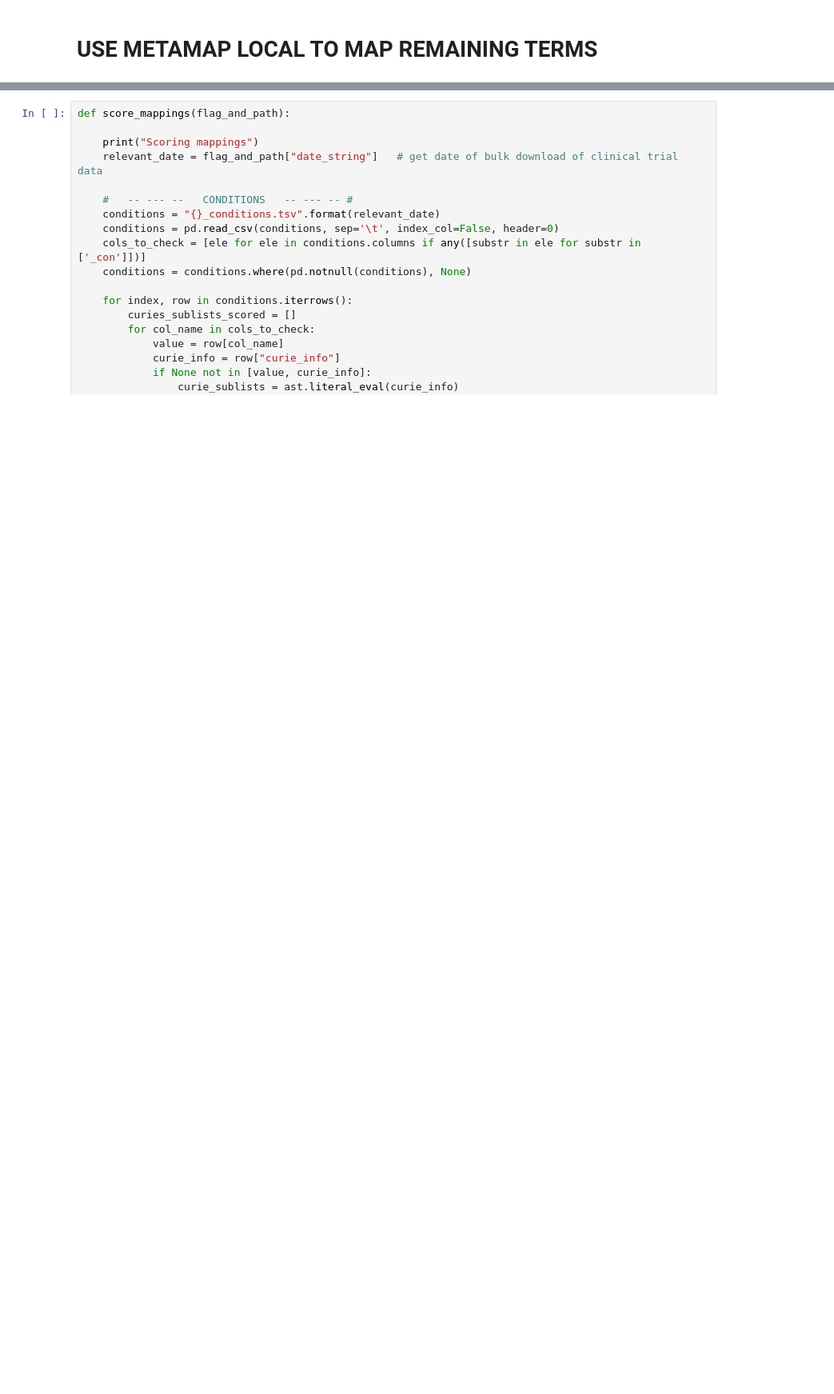
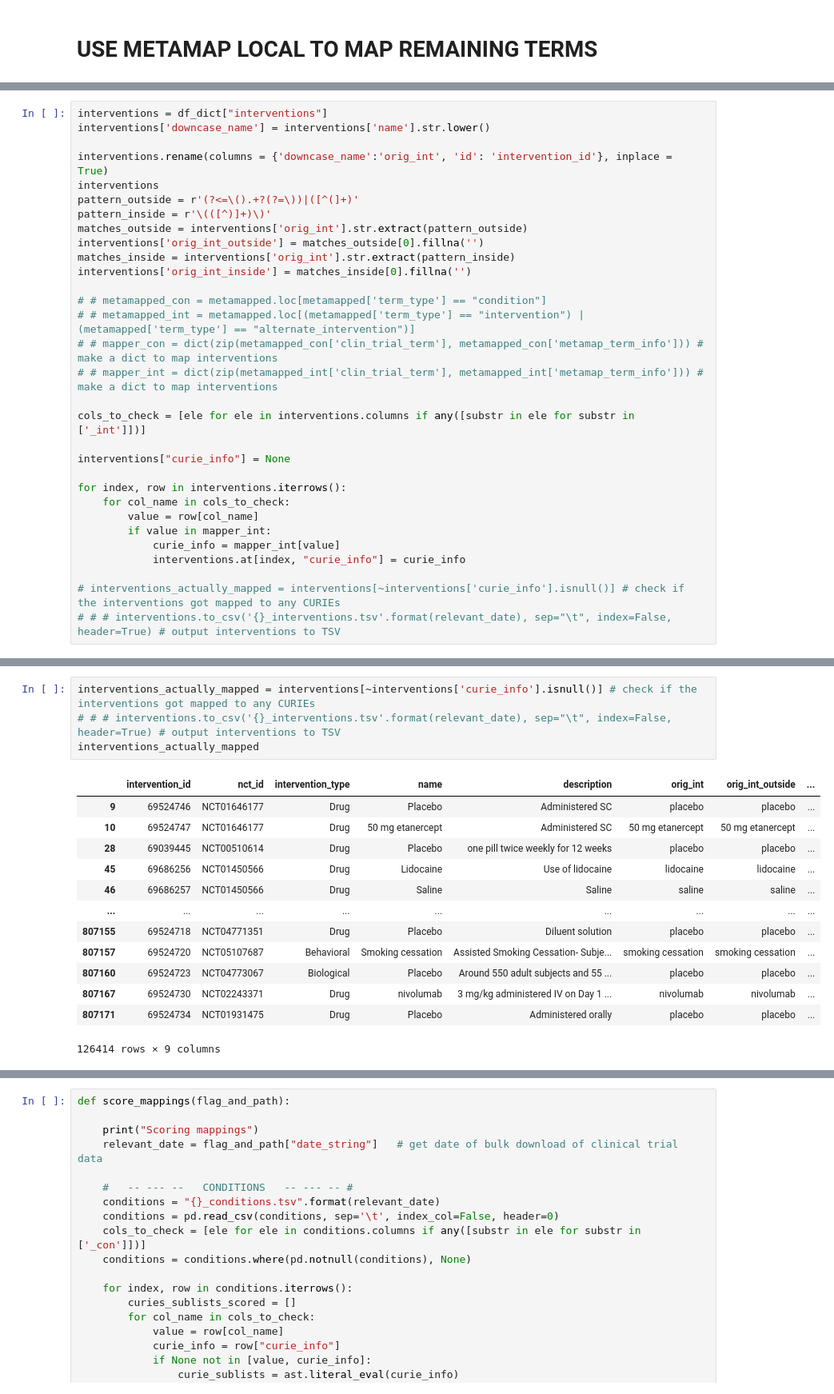
Before and after one commit to GitHubbit/Multiomics_ClinicalTrials_KP, a Jupyter notebook: mapper_ipynb_to_py_mm_only.ipynb, the cells around one changed output, grey strips where cells are left out. Shown at 80% size. Saved outputs shown, nothing was run; the diff lists cells and outputs as text; blank space fills up the shorter version.

```diff
--- a/mapper_ipynb_to_py_mm_only.ipynb
+++ b/mapper_ipynb_to_py_mm_only.ipynb
@@ -453,0 +728,31 @@ def term_list_to_mm(df_dict, flag_and_path):
+# %%
+interventions = df_dict["interventions"]
+interventions['downcase_name'] = interventions['name'].str.lower()
+
+interventions.rename(columns = {'downcase_name':'orig_int', 'id': 'intervention_id'}, inplace = True)
+interventions
+pattern_outside = r'(?<=\().+?(?=\))|([^(]+)'
+pattern_inside = r'\(([^)]+)\)'
+matches_outside = interventions['orig_int'].str.extract(pattern_outside)
+interventions['orig_int_outside'] = matches_outside[0].fillna('')
+matches_inside = interventions['orig_int'].str.extract(pattern_inside)
+interventions['orig_int_inside'] = matches_inside[0].fillna('')
+
+# # metamapped_con = metamapped.loc[metamapped['term_type'] == "condition"]
+# # metamapped_int = metamapped.loc[(metamapped['term_type'] == "intervention") | (metamapped['term_type'] == "alternate_intervention")]
+# # mapper_con = dict(zip(metamapped_con['clin_trial_term'], metamapped_con['metamap_term_info'])) # make a dict to map interventions
+# # mapper_int = dict(zip(metamapped_int['clin_trial_term'], metamapped_int['metamap_term_info'])) # make a dict to map interventions
+
+cols_to_check = [ele for ele in interventions.columns if any([substr in ele for substr in ['_int']])]
+
+interventions["curie_info"] = None
+
+for index, row in interventions.iterrows():
+    for col_name in cols_to_check:
+        value = row[col_name]
+        if value in mapper_int:
+            curie_info = mapper_int[value]
+            interventions.at[index, "curie_info"] = curie_info
+
+# interventions_actually_mapped = interventions[~interventions['curie_info'].isnull()] # check if the interventions got mapped to any CURIEs
+# # # interventions.to_csv('{}_interventions.tsv'.format(relevant_date), sep="\t", index=False, header=True) # output interventions to TSV
@@ -453,0 +773,18 @@ def term_list_to_mm(df_dict, flag_and_path):
+# %%
+interventions_actually_mapped = interventions[~interventions['curie_info'].isnull()] # check if the interventions got mapped to any CURIEs
+# # # interventions.to_csv('{}_interventions.tsv'.format(relevant_date), sep="\t", index=False, header=True) # output interventions to TSV
+interventions_actually_mapped
+# %% [output]
+|  | intervention_id | nct_id | intervention_type | name | description | orig_int | orig_int_outside | ... |
+| 9 | 69524746 | NCT01646177 | Drug | Placebo | Administered SC | placebo | placebo | ... |
+| 10 | 69524747 | NCT01646177 | Drug | 50 mg etanercept | Administered SC | 50 mg etanercept | 50 mg etanercept | ... |
+| 28 | 69039445 | NCT00510614 | Drug | Placebo | one pill twice weekly for 12 weeks | placebo | placebo | ... |
+| 45 | 69686256 | NCT01450566 | Drug | Lidocaine | Use of lidocaine | lidocaine | lidocaine | ... |
+| 46 | 69686257 | NCT01450566 | Drug | Saline | Saline | saline | saline | ... |
+| ... | ... | ... | ... | ... | ... | ... | ... | ... |
+| 807155 | 69524718 | NCT04771351 | Drug | Placebo | Diluent solution | placebo | placebo | ... |
+| 807157 | 69524720 | NCT05107687 | Behavioral | Smoking cessation | Assisted Smoking Cessation- Subje... | smoking cessation | smoking cessation | ... |
+| 807160 | 69524723 | NCT04773067 | Biological | Placebo | Around 550 adult subjects and 55 ... | placebo | placebo | ... |
+| 807167 | 69524730 | NCT02243371 | Drug | nivolumab | 3 mg/kg administered IV on Day 1 ... | nivolumab | nivolumab | ... |
+| 807171 | 69524734 | NCT01931475 | Drug | Placebo | Administered orally | placebo | placebo | ... |
+126414 rows × 9 columns
```
Also changed, not shown: parts of 36 cells of this notebook.
